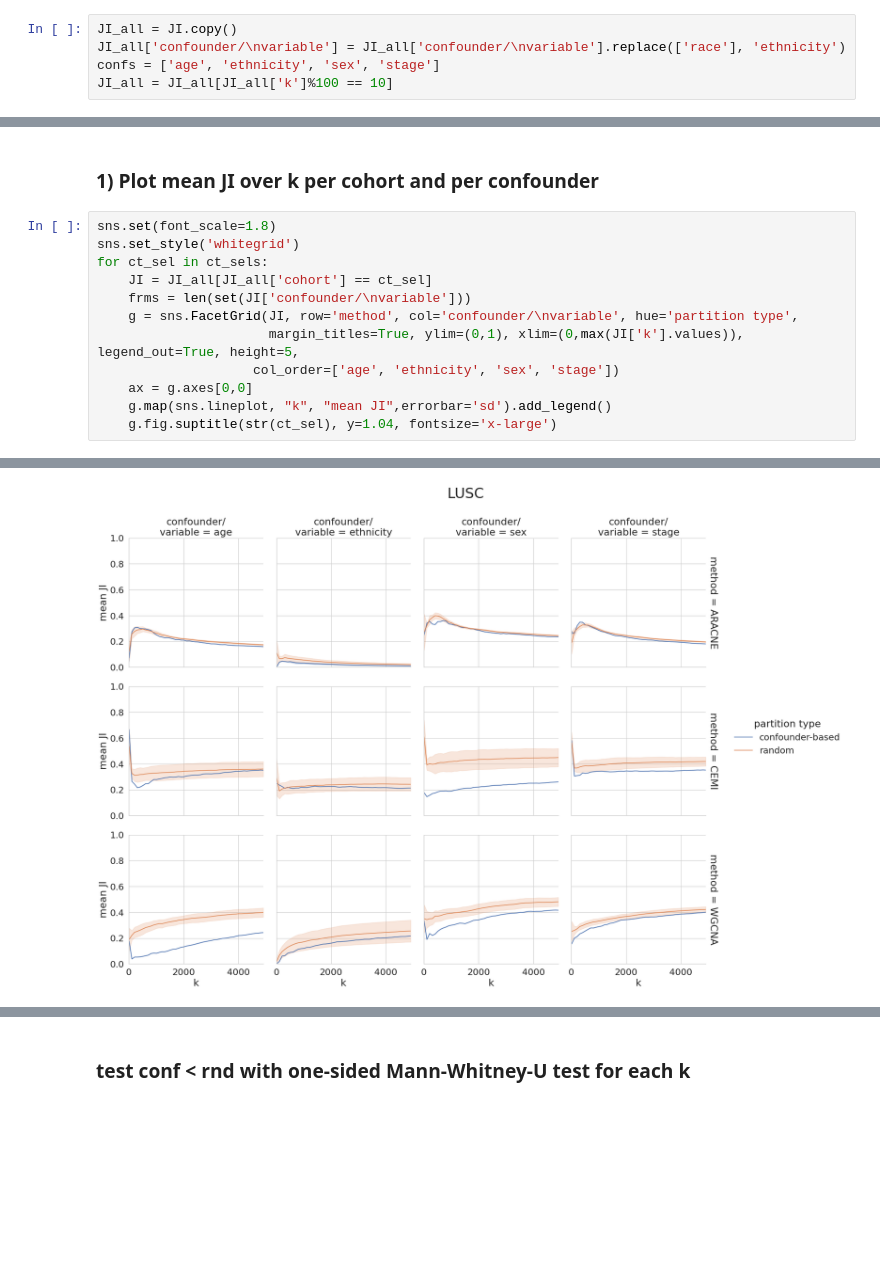
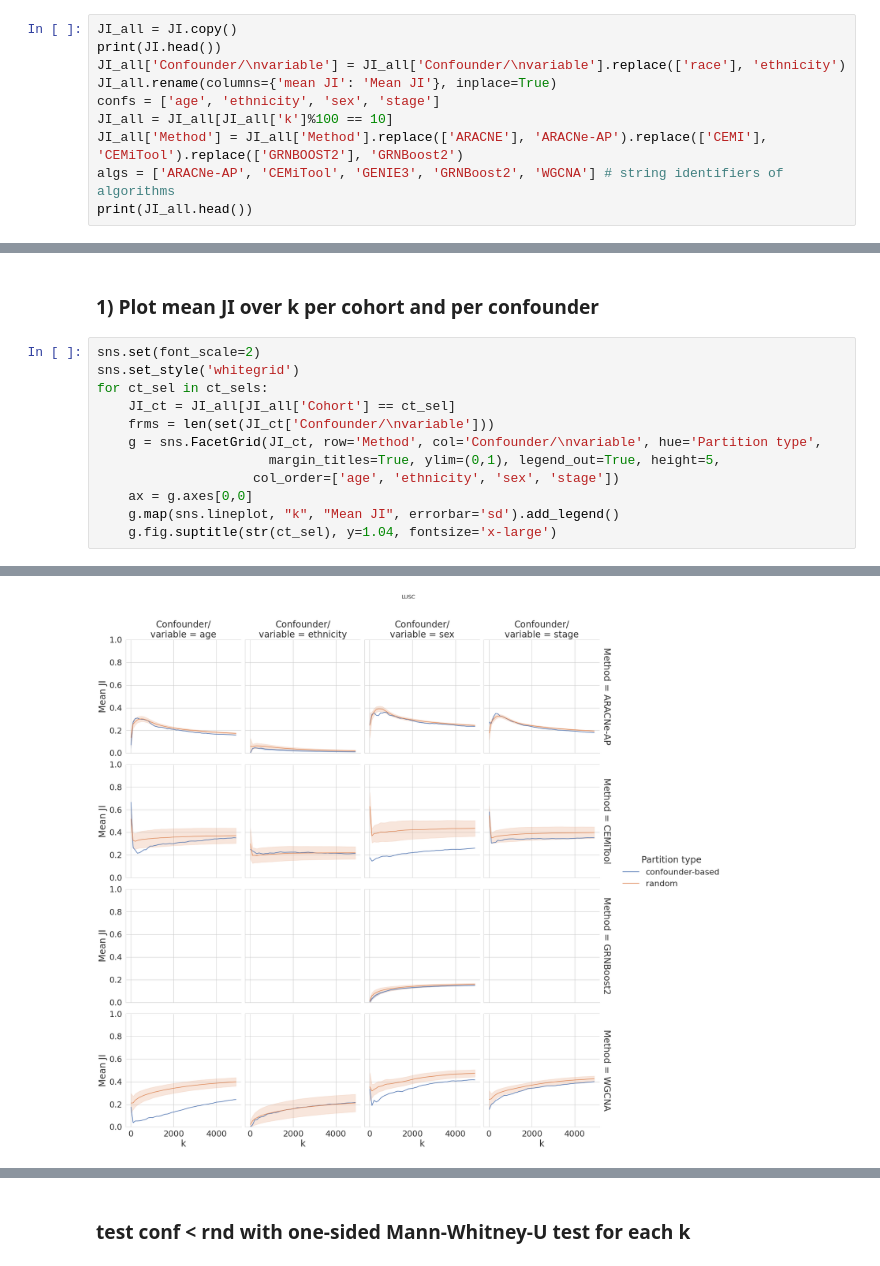
Before and after one commit to bionetslab/grn-confounders, a Jupyter notebook: results_paper/visualize_mean_JIs_blocks.ipynb, the cells around one changed output, grey strips where cells are left out. Drawn from its saved outputs; the diff is of its cells as text; blank space fills up the shorter version.

Commit message:
update plot scripts

```diff
--- a/results_paper/visualize_mean_JIs_blocks.ipynb
+++ b/results_paper/visualize_mean_JIs_blocks.ipynb
@@ -65,6 +73,11 @@ print(JI.head())
 4  0.368078              113.0       307.0  filled01_
 # %%
 JI_all = JI.copy()
-JI_all['confounder/\nvariable'] = JI_all['confounder/\nvariable'].replace(['race'], 'ethnicity')
+print(JI.head())
+JI_all['Confounder/\nvariable'] = JI_all['Confounder/\nvariable'].replace(['race'], 'ethnicity')
+JI_all.rename(columns={'mean JI': 'Mean JI'}, inplace=True)
 confs = ['age', 'ethnicity', 'sex', 'stage']
 JI_all = JI_all[JI_all['k']%100 == 10]
+JI_all['Method'] = JI_all['Method'].replace(['ARACNE'], 'ARACNe-AP').replace(['CEMI'], 'CEMiTool').replace(['GRNBOOST2'], 'GRNBoost2')
+algs = ['ARACNe-AP', 'CEMiTool', 'GENIE3', 'GRNBoost2', 'WGCNA'] # string identifiers of algorithms
+print(JI_all.head())
@@ -71,15 +102,15 @@ JI_all = JI_all[JI_all['k']%100 == 10]
 # %% [markdown]
 ### 1) Plot mean JI over k per cohort and per confounder
 # %%
-sns.set(font_scale=1.8)
+sns.set(font_scale=2)
 sns.set_style('whitegrid')
 for ct_sel in ct_sels:
-    JI = JI_all[JI_all['cohort'] == ct_sel]
-    frms = len(set(JI['confounder/\nvariable']))
-    g = sns.FacetGrid(JI, row='method', col='confounder/\nvariable', hue='partition type',
-                      margin_titles=True, ylim=(0,1), xlim=(0,max(JI['k'].values)), legend_out=True, height=5,
+    JI_ct = JI_all[JI_all['Cohort'] == ct_sel]
+    frms = len(set(JI_ct['Confounder/\nvariable']))
+    g = sns.FacetGrid(JI_ct, row='Method', col='Confounder/\nvariable', hue='Partition type',
+                      margin_titles=True, ylim=(0,1), legend_out=True, height=5,
                     col_order=['age', 'ethnicity', 'sex', 'stage'])
     ax = g.axes[0,0]
-    g.map(sns.lineplot, "k", "mean JI",errorbar='sd').add_legend()
+    g.map(sns.lineplot, "k", "Mean JI", errorbar='sd').add_legend()
     g.fig.suptitle(str(ct_sel), y=1.04, fontsize='x-large')
 # %% [output]
@@ -93 +124 @@ for ct_sel in ct_sels:
-[figure, old version]
+[figure, new version]
```
Also changed, not shown: parts of 10 cells of this notebook, 3 other files.
